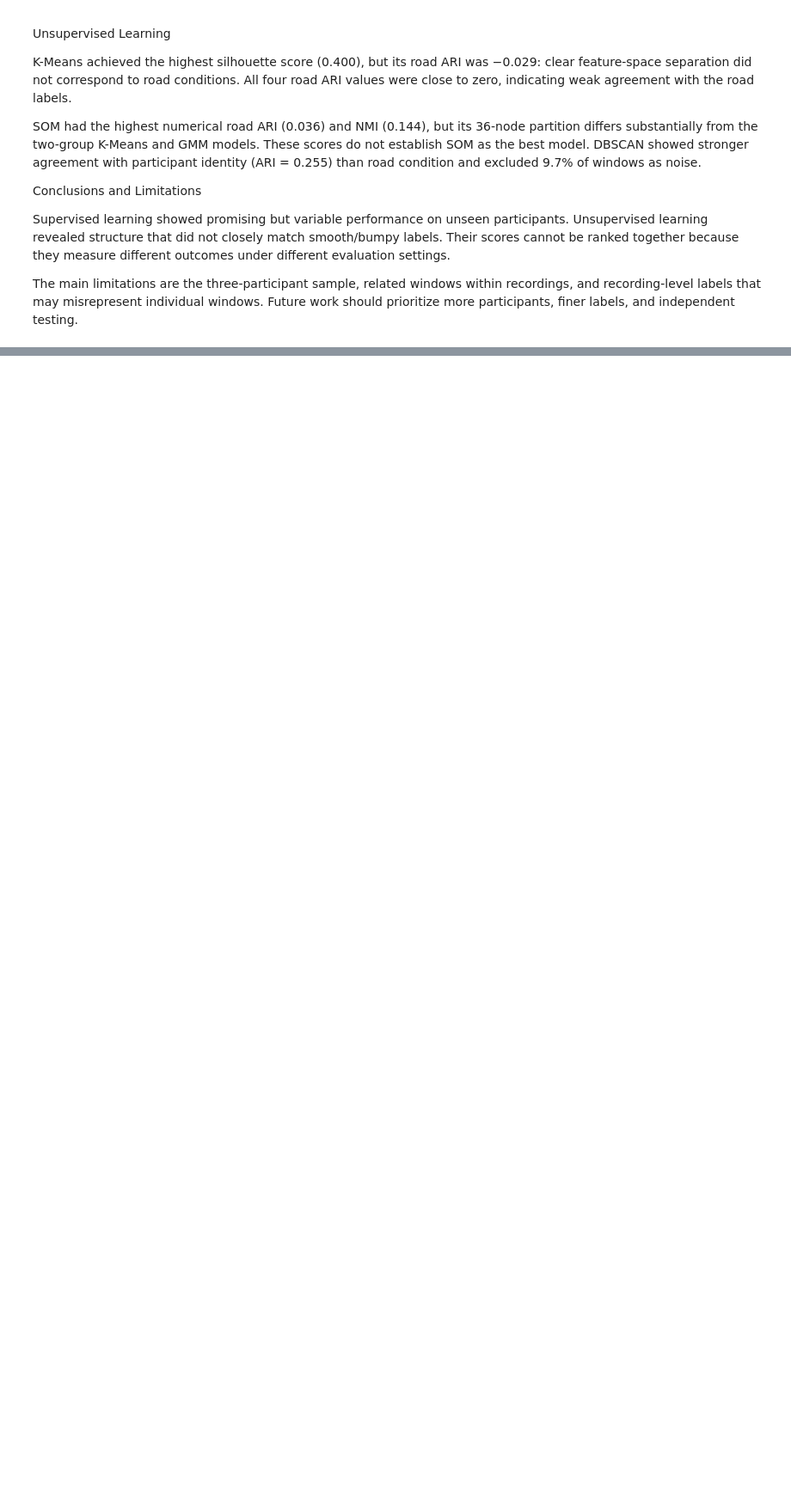
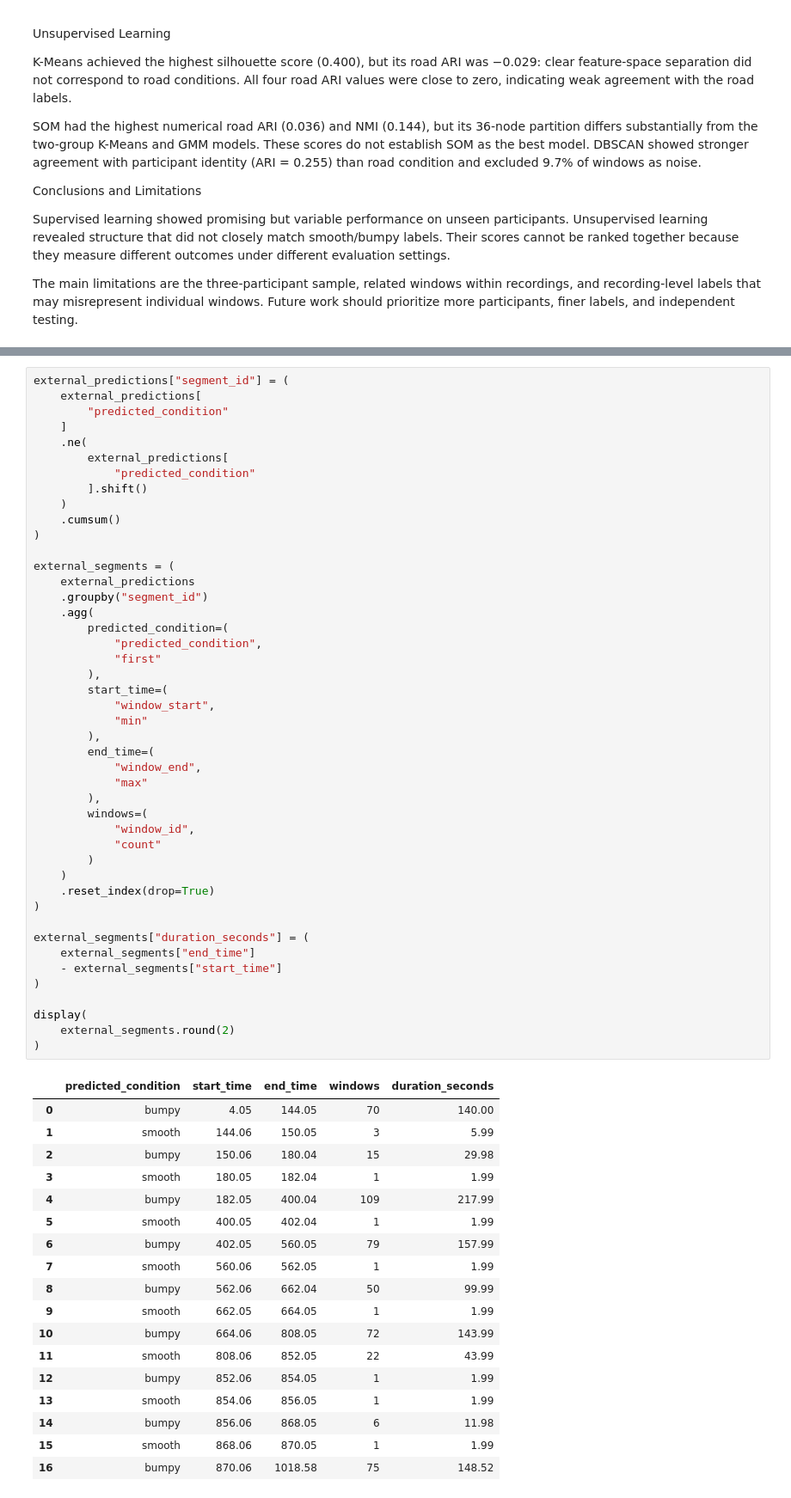
Before and after one commit to xinran-2/Pavement-smoothness-detection-model, a Jupyter notebook: notebooks/Project_pipeline.ipynb, the cells around one changed output, grey strips where cells are left out. Shown at 86% size. Saved outputs shown, nothing was run; the diff lists cells and outputs as text; blank space fills up the shorter version.

```diff
--- a/notebooks/Project_pipeline.ipynb
+++ b/notebooks/Project_pipeline.ipynb
@@ -1916,0 +2336,64 @@ The main limitations are the three-participant sample, related windows within re
+# %%
+external_predictions["segment_id"] = (
+    external_predictions[
+        "predicted_condition"
+    ]
+    .ne(
+        external_predictions[
+            "predicted_condition"
+        ].shift()
+    )
+    .cumsum()
+)
+
+external_segments = (
+    external_predictions
+    .groupby("segment_id")
+    .agg(
+        predicted_condition=(
+            "predicted_condition",
+            "first"
+        ),
+        start_time=(
+            "window_start",
+            "min"
+        ),
+        end_time=(
+            "window_end",
+            "max"
+        ),
+        windows=(
+            "window_id",
+            "count"
+        )
+    )
+    .reset_index(drop=True)
+)
+
+external_segments["duration_seconds"] = (
+    external_segments["end_time"]
+    - external_segments["start_time"]
+)
+
+display(
+    external_segments.round(2)
+)
+# %% [output]
+|  | predicted_condition | start_time | end_time | windows | duration_seconds |
+| 0 | bumpy | 4.05 | 144.05 | 70 | 140.00 |
+| 1 | smooth | 144.06 | 150.05 | 3 | 5.99 |
+| 2 | bumpy | 150.06 | 180.04 | 15 | 29.98 |
+| 3 | smooth | 180.05 | 182.04 | 1 | 1.99 |
+| 4 | bumpy | 182.05 | 400.04 | 109 | 217.99 |
+| 5 | smooth | 400.05 | 402.04 | 1 | 1.99 |
+| 6 | bumpy | 402.05 | 560.05 | 79 | 157.99 |
+| 7 | smooth | 560.06 | 562.05 | 1 | 1.99 |
+| 8 | bumpy | 562.06 | 662.04 | 50 | 99.99 |
+| 9 | smooth | 662.05 | 664.05 | 1 | 1.99 |
+| 10 | bumpy | 664.06 | 808.05 | 72 | 143.99 |
+| 11 | smooth | 808.06 | 852.05 | 22 | 43.99 |
+| 12 | bumpy | 852.06 | 854.05 | 1 | 1.99 |
+| 13 | smooth | 854.06 | 856.05 | 1 | 1.99 |
+| 14 | bumpy | 856.06 | 868.05 | 6 | 11.98 |
+| 15 | smooth | 868.06 | 870.05 | 1 | 1.99 |
+| 16 | bumpy | 870.06 | 1018.58 | 75 | 148.52 |
```
Also changed, not shown: parts of 15 cells of this notebook.
